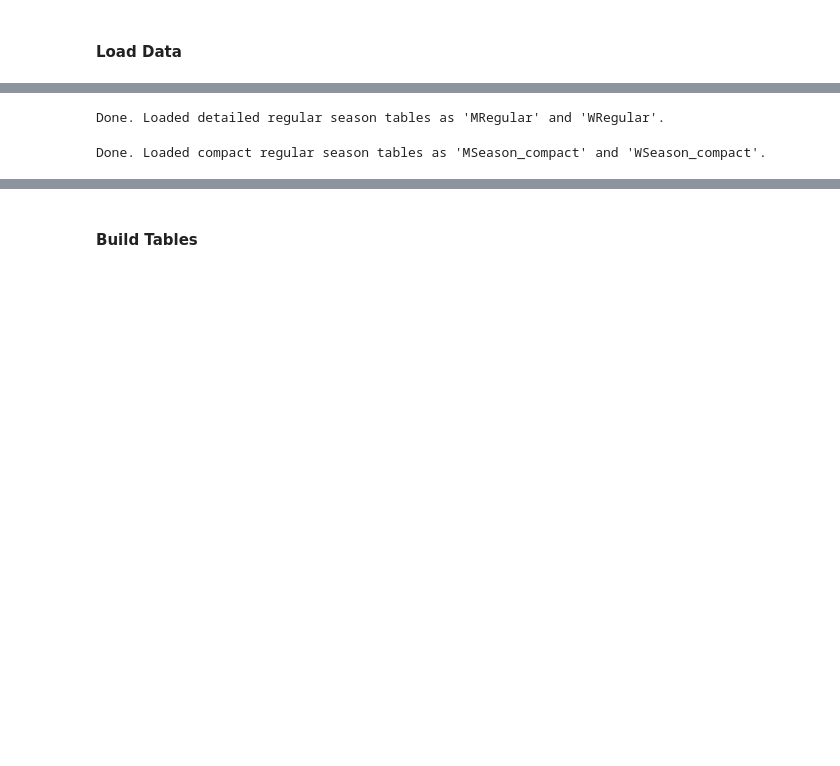
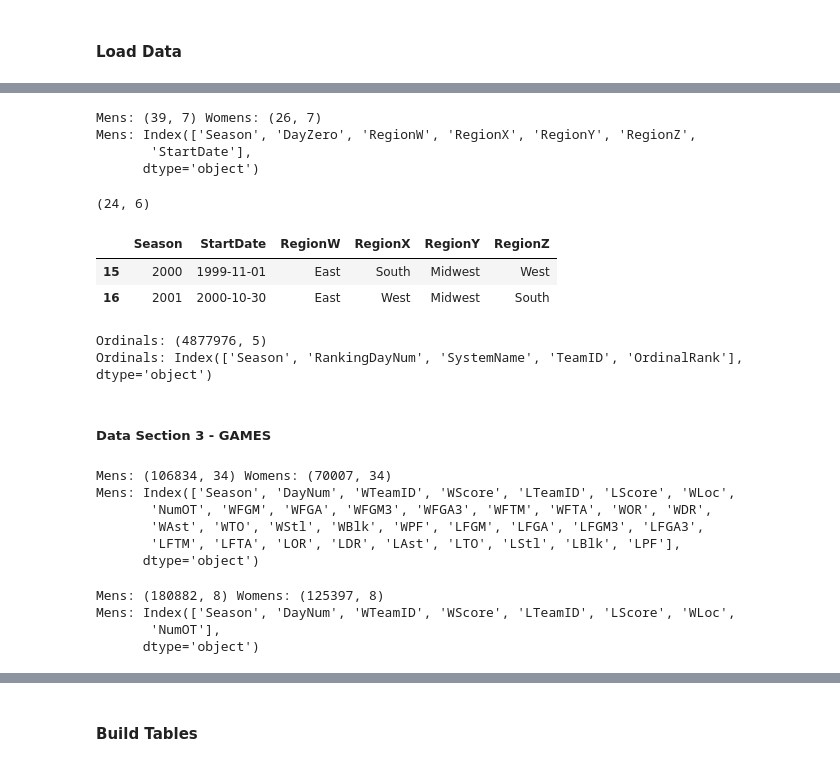
Before and after one commit to tsurgene/ncaa-forecast-project, a Jupyter notebook: Working.ipynb, the cells around one changed output, grey strips where cells are left out. Saved outputs shown, nothing was run; the diff lists cells and outputs as text; code cells hidden in the pictures; blank space fills up the shorter version.

Commit message:
modified project files through seasons table

```diff
--- a/Working.ipynb
+++ b/Working.ipynb
@@ -497,14 +126,72 @@ e.g. output - mens: pac_twelve womens: pac_twelve
+# %%
+# Creates Seasons dataframes:
+MSeasons = pd.read_csv(DATA_DIR + 'MSeasons.csv')
+WSeasons = pd.read_csv(DATA_DIR + 'WSeasons.csv')
+
+# Convert DayZero to datetime field called 'StartDate'
+MSeasons['StartDate'] = pd.to_datetime(MSeasons['DayZero'])
+WSeasons['StartDate'] = pd.to_datetime(WSeasons['DayZero'])
+
+# Show sample output
+print('Mens:', MSeasons.shape, 'Womens:', WSeasons.shape)
+print('Mens:', MSeasons.columns)
+# %% [output]
+Mens: (39, 7) Womens: (26, 7)
+Mens: Index(['Season', 'DayZero', 'RegionW', 'RegionX', 'RegionY', 'RegionZ',
+       'StartDate'],
+      dtype='object')
+# %%
+reo_seas = [0, 6, 1, 2, 3, 4, 5]
+ren_seas = {'Season':'Season', 'DayZero':'DayZero', 'RegionW':'RegionW',
+            'RegionX':'RegionX', 'RegionY':'RegionY', 'RegionZ':'RegionZ',
+            'StartDate':'StartDate'}
+
+SEASONS = MSeasons[MSeasons['Season'] >= 2000].copy()
+SEASONS = SEASONS.iloc[:,reo_seas].drop(columns=['DayZero'])
+print(SEASONS.shape)
+SEASONS.head(2)
+# %% [output]
+(24, 6)
+|  | Season | StartDate | RegionW | RegionX | RegionY | RegionZ |
+| 15 | 2000 | 1999-11-01 | East | South | Midwest | West |
+| 16 | 2001 | 2000-10-30 | East | West | Midwest | South |
+# %%
+# Creates Massey Oridnals dataframe:
+Ordinals = pd.read_csv(DATA_DIR + 'MMasseyOrdinals.csv')
+
+# Show sample output
+print('Ordinals:', Ordinals.shape)
+print('Ordinals:', Ordinals.columns)
+# %% [output]
+Ordinals: (4877976, 5)
+Ordinals: Index(['Season', 'RankingDayNum', 'SystemName', 'TeamID', 'OrdinalRank'], dtype='object')
+# %% [markdown]
+##### **Data Section 3 - GAMES**
 # %%
-# Creates Detailed Regular Season tables:
-MRegular = pd.read_csv(DATA_DIR + 'MRegularSeasonDetailedResults.csv')
-WRegular = pd.read_csv(DATA_DIR + 'WRegularSeasonDetailedResults.csv')
-print("Done. Loaded detailed regular season tables as 'MRegular' and 'WRegular'.")
+# Creates Detailed Regular Season dataframes:
+MSeasonDetail = pd.read_csv(DATA_DIR + 'MRegularSeasonDetailedResults.csv')
+WSeasonDetail = pd.read_csv(DATA_DIR + 'WRegularSeasonDetailedResults.csv')
+
+# Show sample output
+print('Mens:', MSeasonDetail.shape, 'Womens:', WSeasonDetail.shape)
+print('Mens:', MSeasonDetail.columns)
 # %% [output]
-Done. Loaded detailed regular season tables as 'MRegular' and 'WRegular'.
+Mens: (106834, 34) Womens: (70007, 34)
+Mens: Index(['Season', 'DayNum', 'WTeamID', 'WScore', 'LTeamID', 'LScore', 'WLoc',
+       'NumOT', 'WFGM', 'WFGA', 'WFGM3', 'WFGA3', 'WFTM', 'WFTA', 'WOR', 'WDR',
+       'WAst', 'WTO', 'WStl', 'WBlk', 'WPF', 'LFGM', 'LFGA', 'LFGM3', 'LFGA3',
+       'LFTM', 'LFTA', 'LOR', 'LDR', 'LAst', 'LTO', 'LStl', 'LBlk', 'LPF'],
+      dtype='object')
 # %%
-# Creates Compact Regular Season tables (Optional):
-MSeason_compact = pd.read_csv(DATA_DIR + 'MRegularSeasonCompactResults.csv')
-WSeason_compact = pd.read_csv(DATA_DIR + 'WRegularSeasonCompactResults.csv')
-print("Done. Loaded compact regular season tables as 'MSeason_compact' and 'WSeason_compact'.")
+# Creates Compact Regular Season dataframes (Optional):
+MSeasonCompact = pd.read_csv(DATA_DIR + 'MRegularSeasonCompactResults.csv')
+WSeasonCompact = pd.read_csv(DATA_DIR + 'WRegularSeasonCompactResults.csv')
+
+# Show sample output
+print('Mens:', MSeasonCompact.shape, 'Womens:', WSeasonCompact.shape)
+print('Mens:', MSeasonCompact.columns)
 # %% [output]
-Done. Loaded compact regular season tables as 'MSeason_compact' and 'WSeason_compact'.
+Mens: (180882, 8) Womens: (125397, 8)
+Mens: Index(['Season', 'DayNum', 'WTeamID', 'WScore', 'LTeamID', 'LScore', 'WLoc',
+       'NumOT'],
+      dtype='object')
```
Also changed, not shown: parts of 52 cells of this notebook, 10 other files.
